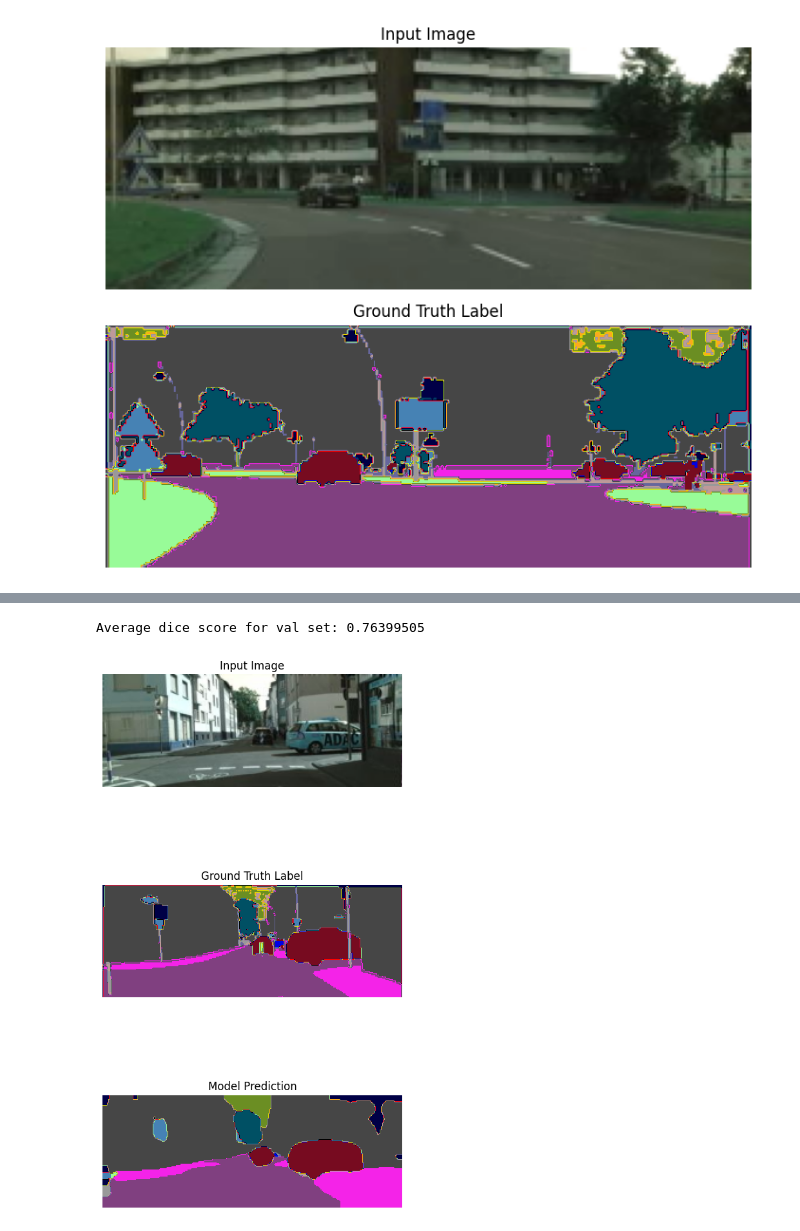
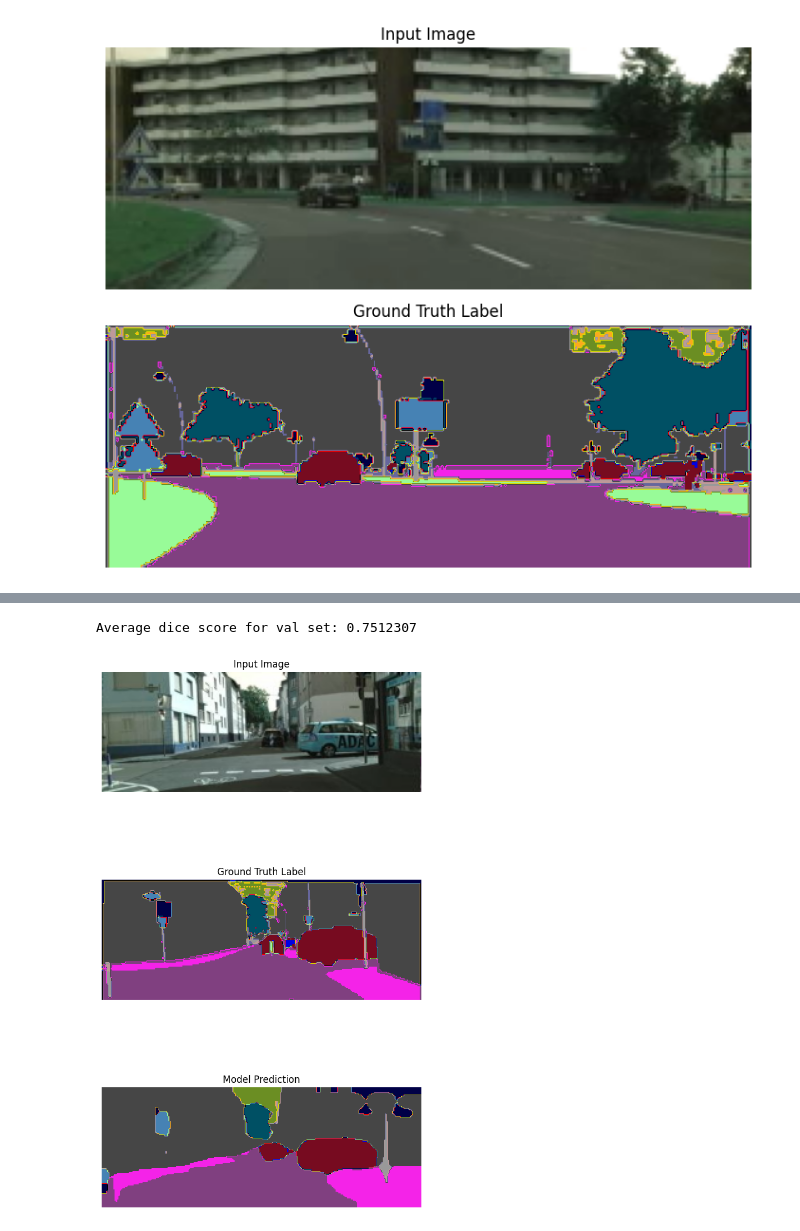
Before and after one commit to abeyyoseph/OtherProjects, a Jupyter notebook: CityscapesSemanticSegmentation/CityscapesSemanticSegmentation.ipynb, the cells around one changed output, grey strips where cells are left out. Cells and saved outputs as stored; diff of their text form; code cells hidden in the pictures.

```diff
--- a/CityscapesSemanticSegmentation/CityscapesSemanticSegmentation.ipynb
+++ b/CityscapesSemanticSegmentation/CityscapesSemanticSegmentation.ipynb
@@ -325,12 +325,12 @@ def get_linear_warmup_scheduler(optimizer, base_lr, num_epochs, num_warmup=3):
 # %%
 # Define hyperparameters
 # criterion = nn.CrossEntropyLoss(ignore_index=255) # pixels with 255 not included in loss
-criterion = lambda pred, target: combined_loss(pred, target, dice_weight=1.0, focal_weight=1.25)
+criterion = lambda pred, target: combined_loss(pred, target, dice_weight=1.0, focal_weight=1.5)
 batch_size = 32
 learning_rate = 0.0005
 decay = 0.001
 optimizer = optim.AdamW(model.parameters(), lr=learning_rate, weight_decay=decay)
-num_epochs = 10
+num_epochs = 12
 scheduler = get_linear_warmup_scheduler(optimizer, learning_rate, num_epochs)
 
 best_model_path = "best_model.pth" # Path to save the best model based on validation loss
@@ -423,7 +423,7 @@ with torch.no_grad():
 
 print("Average dice score for val set:", np.mean(dice_scores))
 # %% [output]
-Average dice score for val set: 0.76399505
+Average dice score for val set: 0.7512307
 # %%
 def denormalize_val(image, mean=(0.485, 0.456, 0.406), std=(0.229, 0.224, 0.225)):
     image = image.permute(1, 2, 0).cpu().numpy()  # Convert to HWC format
@@ -433,29 +433,30 @@ def denormalize_val(image, mean=(0.485, 0.456, 0.406), std=(0.229, 0.224, 0.225)
 # %%
 # Get random sample from val set
 images, labels = next(iter(val_loader))
 images, labels = images.to(device), labels.to(device)
 outputs = model(images)['out']
 
 # Convert prediction to mask
 pred_mask = torch.argmax(outputs, dim=1).squeeze(0).cpu().numpy().astype(np.uint8)
 
 # Visualize a sample
 fig, axes = plt.subplots(3, 1, figsize=(6, 12))
 
 # Denormalize and clip image for visualization
 axes[0].imshow(denormalize_val(images[0]))
 axes[0].set_title("Input Image")
 axes[0].axis("off")
 
 # Convert label and prediction to uint8 for proper visualization
 axes[1].imshow(labels[0].squeeze(0).cpu().numpy().astype(np.uint8), cmap=custom_cmap, vmin=0, vmax=len(cityscapes_cmap) - 1)
 axes[1].set_title("Ground Truth Label")
 axes[1].axis("off")
 
 axes[2].imshow(pred_mask[0], cmap=custom_cmap, vmin=0, vmax=len(cityscapes_cmap) - 1)
 axes[2].set_title("Model Prediction")
 axes[2].axis("off")
 
+plt.tight_layout()
 plt.show()
 # %% [output]
-[figure, old version]
+[figure, new version]
```
Also changed, not shown: parts of 1 cell of this notebook, 3 other files.
